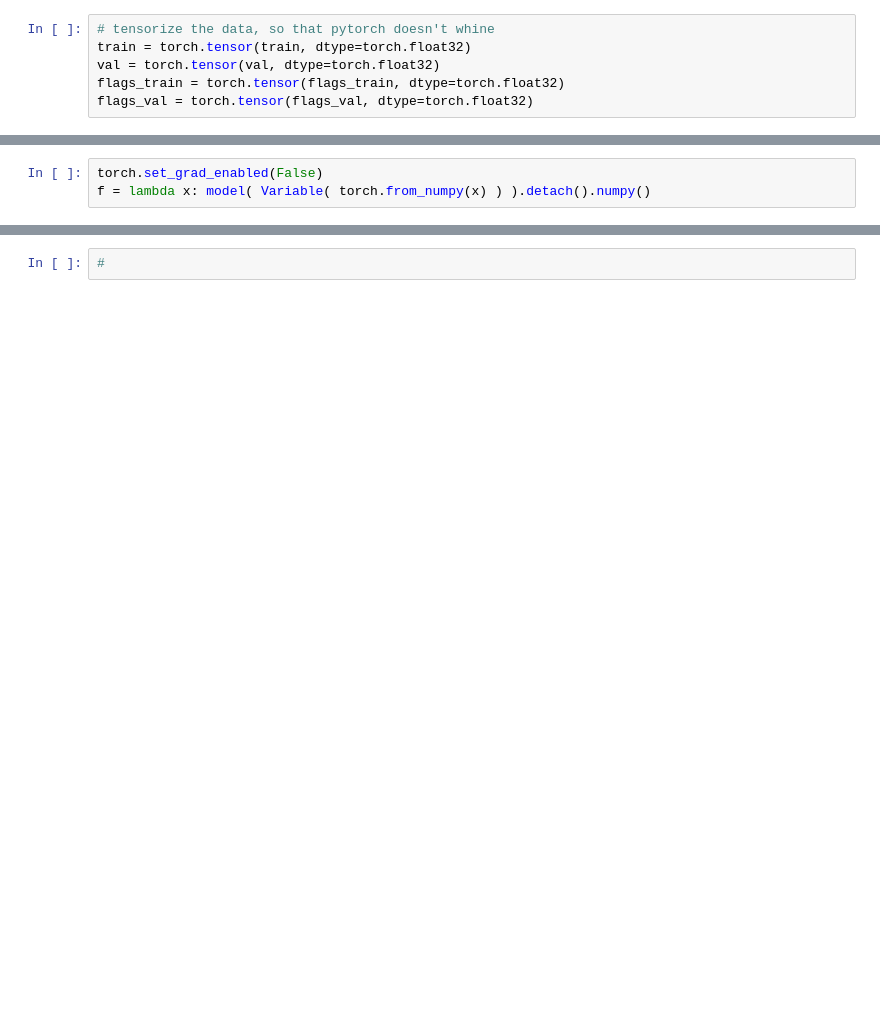
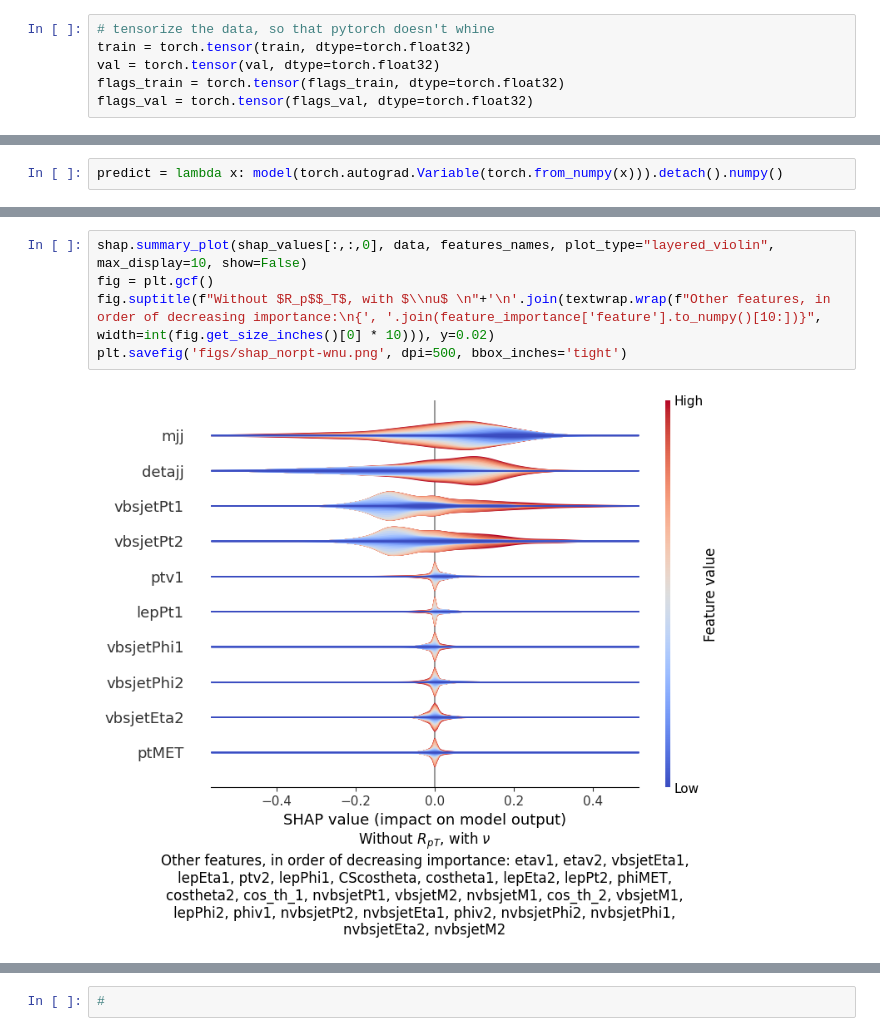
Before and after one commit to marcortinovis/MLforPolarizedVBS, a Jupyter notebook: shap/shap_model-backup.ipynb, the cells around one changed output, grey strips where cells are left out. Saved outputs shown, nothing was run; the diff lists cells and outputs as text; blank space fills up the shorter version.

```diff
--- a/shap/shap_model-backup.ipynb
+++ b/shap/shap_model-backup.ipynb
@@ -86,3 +109,2 @@ from torch.autograd import Variable
 # %%
-torch.set_grad_enabled(False)
-f = lambda x: model( Variable( torch.from_numpy(x) ) ).detach().numpy()
+predict = lambda x: model(torch.autograd.Variable(torch.from_numpy(x))).detach().numpy()
@@ -102,0 +172,7 @@ shap.summary_plot(shap_values.T[0].T, data, features_names)
+# %%
+shap.summary_plot(shap_values[:,:,0], data, features_names, plot_type="layered_violin", max_display=10, show=False)
+fig = plt.gcf()
+fig.suptitle(f"Without $R_p$$_T$, with $\\nu$ \n"+'\n'.join(textwrap.wrap(f"Other features, in order of decreasing importance:\n{', '.join(feature_importance['feature'].to_numpy()[10:])}", width=int(fig.get_size_inches()[0] * 10))), y=0.02)
+plt.savefig('figs/shap_norpt-wnu.png', dpi=500, bbox_inches='tight')
+# %% [output]
+[figure, added]
```
Also changed, not shown: parts of 19 cells of this notebook, 12 other files.
